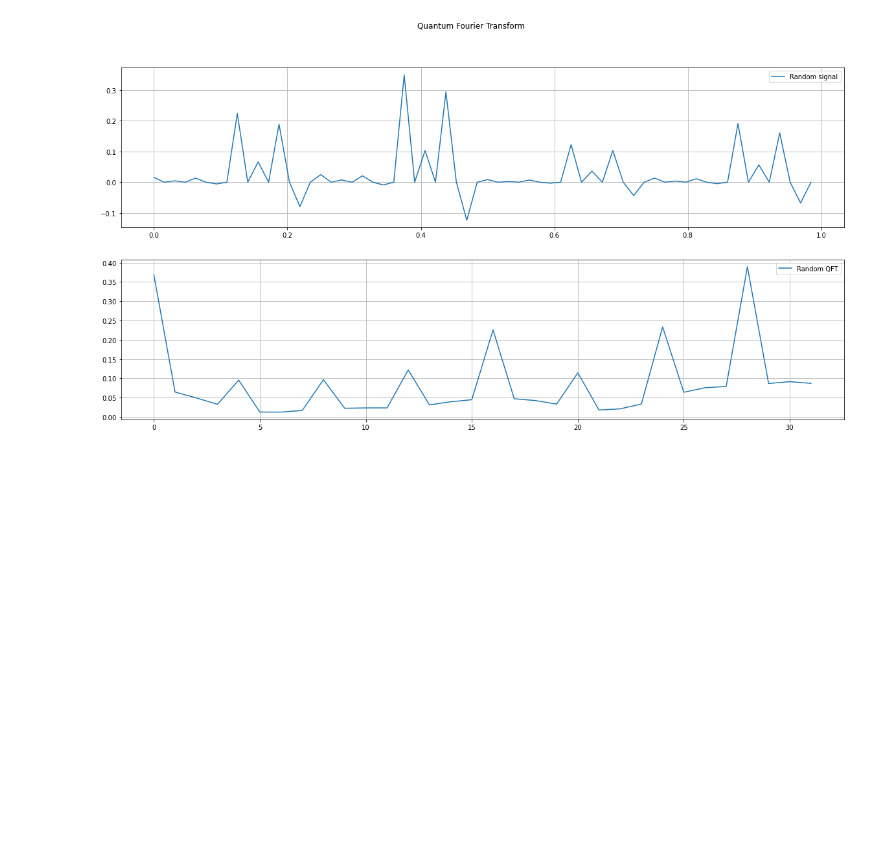
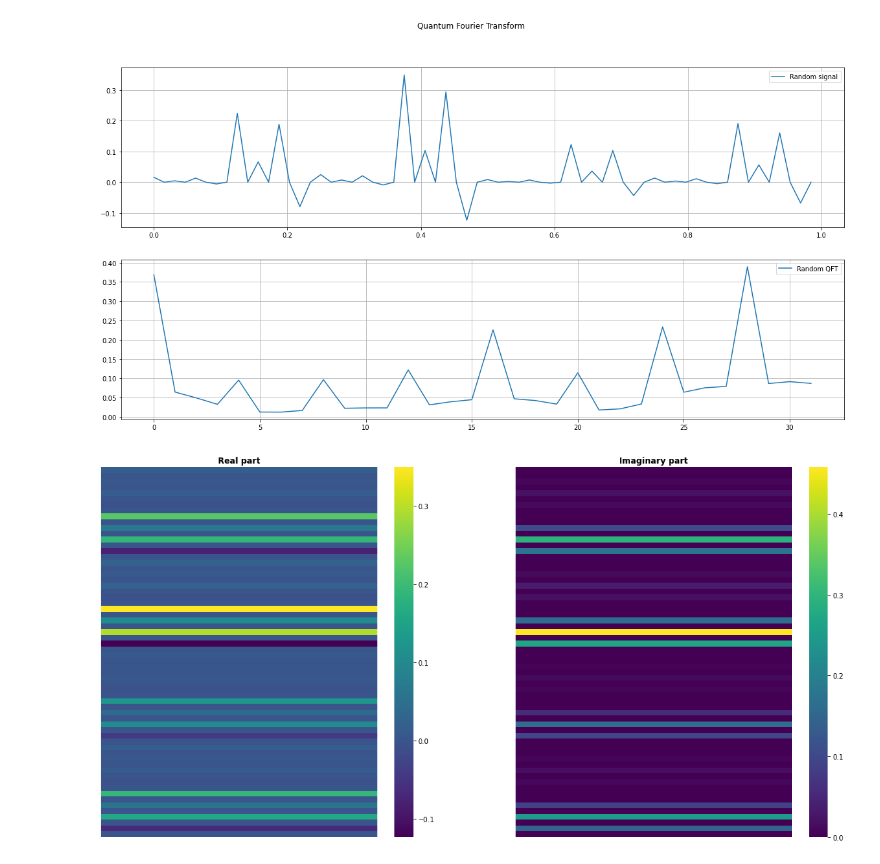
Before and after one commit to SamuelDubos/pyquantum, a Jupyter notebook: pyquantum/notebooks/Part3_QFT.ipynb, the cells around one changed output. Drawn from its saved outputs; the diff is of its cells as text; code cells hidden in the pictures; blank space fills up the shorter version.

Commit message:
Display values in a heatmap

```diff
--- a/pyquantum/notebooks/Part3_QFT.ipynb
+++ b/pyquantum/notebooks/Part3_QFT.ipynb
@@ -107,3 +107,7 @@ graph.states.append(state)
 graph.show()
 # %% [output]
 [figure]
+# %%
+Circuit().set_settings(square=False).heatmap(values)
+# %% [output]
+[figure, added]
```
